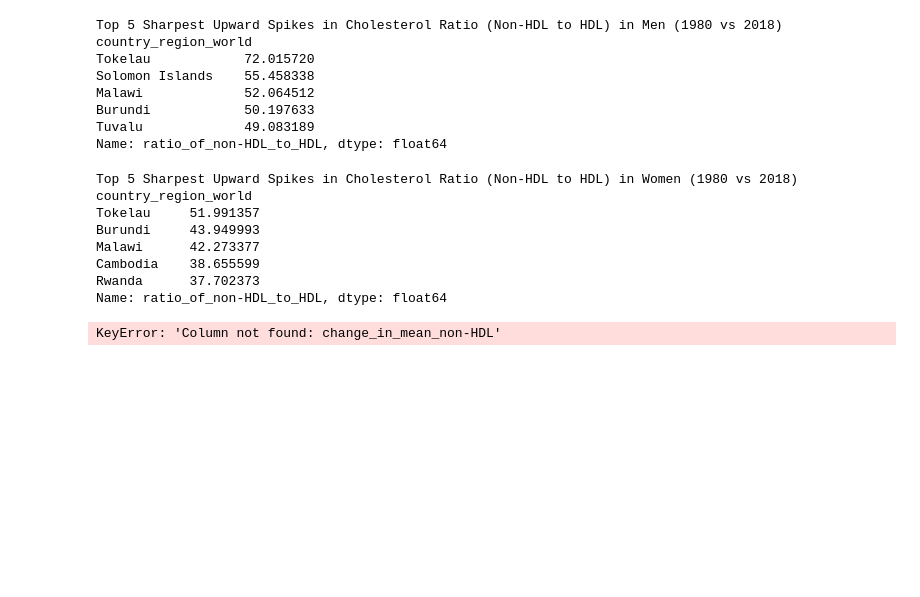
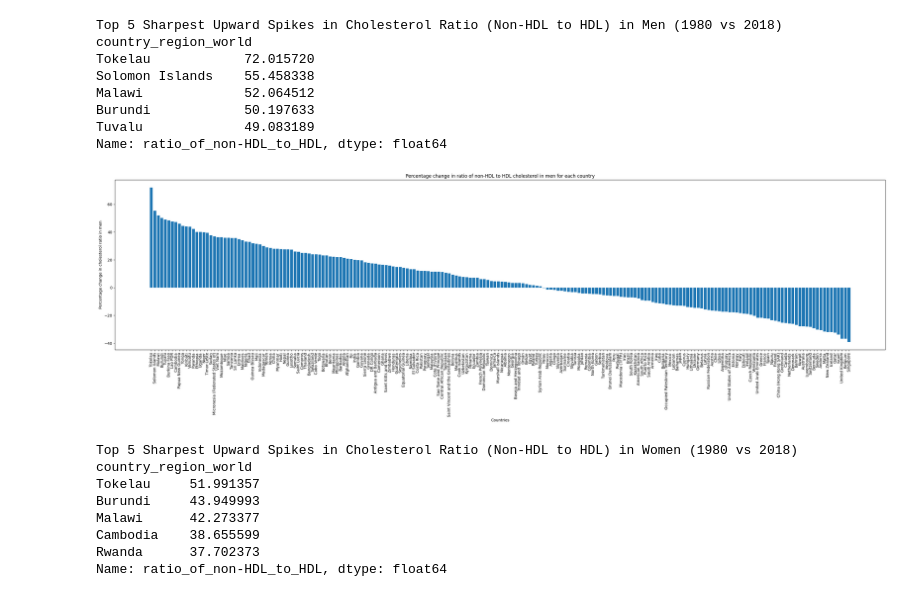
Before and after one commit to ariafcode/dsrp, a Jupyter notebook: dsrp.ipynb, the cells around one changed output. Saved outputs shown, nothing was run; the diff lists cells and outputs as text; code cells hidden in the pictures; blank space fills up the shorter version.

```diff
--- a/dsrp.ipynb
+++ b/dsrp.ipynb
@@ -197,6 +208,16 @@ Malawi             52.064512
 Burundi            50.197633
 Tuvalu             49.083189
 Name: ratio_of_non-HDL_to_HDL, dtype: float64
+# %%
+plt.figure(figsize=(36, 8))
+plt.bar(sharpest_spikes_men.index, sharpest_spikes_men.values)
+plt.xlabel('Countries')
+plt.xticks(rotation=90)
+plt.ylabel('Percentage change in cholesterol ratio in men')
+plt.title('Percentage change in ratio of non-HDL to HDL cholesterol in men for each country')
+plt.show()
+# %% [output]
+[figure, added]
 # %%
 #women cholesterol ratio
 df_women['ratio_of_non-HDL_to_HDL'] = df_women['mean_non-hdl_cholesterol_mmol_l']/df_women['mean_hdl_cholesterol_mmol_l']
@@ -220,8 +241,3 @@ Malawi      42.273377
 Cambodia    38.655599
 Rwanda      37.702373
 Name: ratio_of_non-HDL_to_HDL, dtype: float64
-# %%
-df_clean['change_in_mean_non-HDL'] = df_2018['mean_non-hdl_cholesterol_mmol_l']-df_1980['mean_non-hdl_cholesterol_mmol_l']
-change_1980 = df_1980.groupby('country_region_world')['change_in_mean_non-HDL'].mean()
-# %% [output]
-KeyError: 'Column not found: change_in_mean_non-HDL'
```
Also changed, not shown: parts of 6 cells of this notebook.
